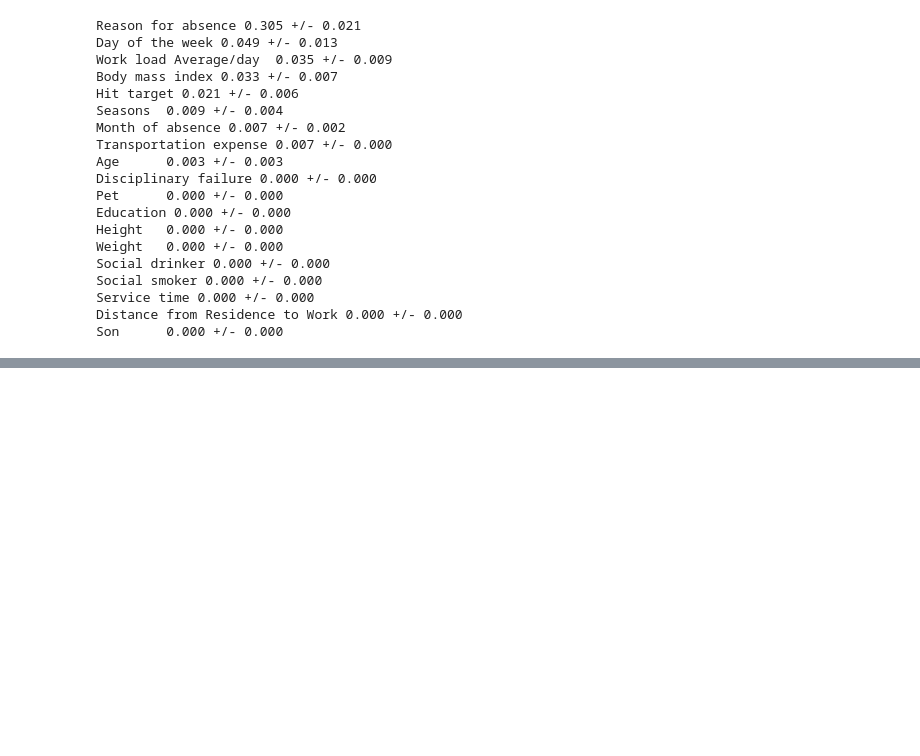
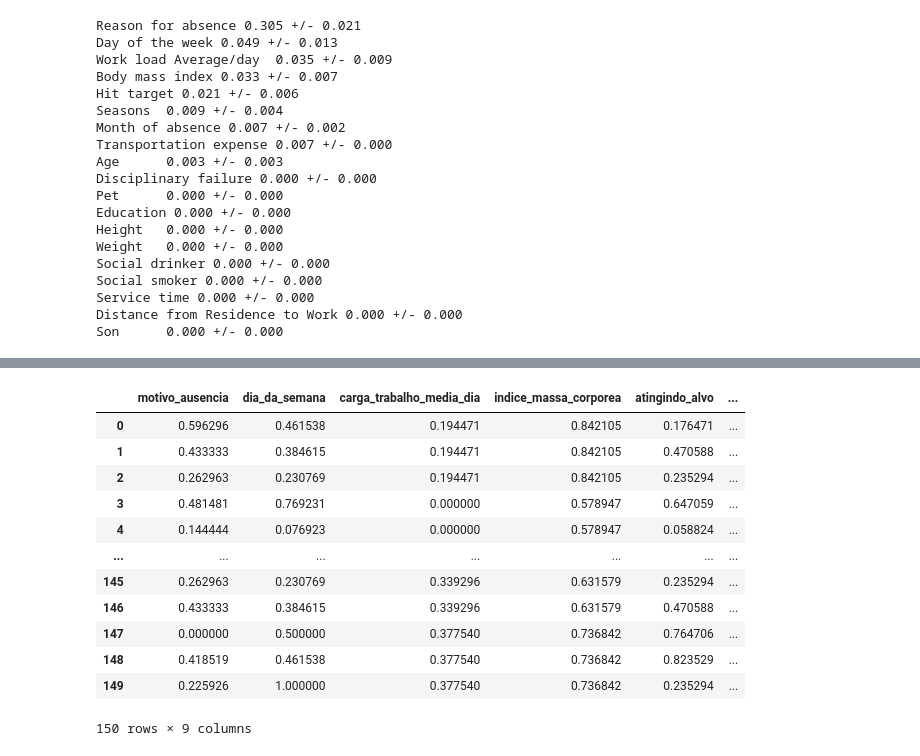
Before and after one commit to andersonnq02/Projeto_ModeloDescritivo, a Jupyter notebook: Projeto.ipynb, the cells around one changed output, grey strips where cells are left out. Cells and saved outputs as stored; diff of their text form; code cells hidden in the pictures; blank space fills up the shorter version.

```diff
--- a/Projeto.ipynb
+++ b/Projeto.ipynb
@@ -634,0 +255,27 @@ dados_group_01.describe()
+# %%
+# Selecionando os atributos mais relevantes.
+selected_atts = ['Reason for absence', 'Day of the week', 'Work load Average/day ','Body mass index','Hit target',
+                     'Seasons', 'Month of absence', 'Transportation expense', 'Age']
+
+selected_atts_idx=np.where(np.isin(atts,selected_atts))[0]
+X_selected = X[:,selected_atts_idx]
+
+
+# Definindo dataset para trabalhar no meu modelo, considerando as variáveis mais relevantes.
+# class = Tempo de ausência em horas.
+
+#Objetivo é encontrar clusteres referente aos grupos de horas faltantes pelos funcionários.
+# %%
+#Capturando as features
+dados_new = pd.DataFrame(X_selected)
+
+dados_new.rename(columns={0:'motivo_ausencia'
+                          , 1:'dia_da_semana'
+                          , 2:'carga_trabalho_media_dia'
+                          , 3:'indice_massa_corporea'
+                          , 4:'atingindo_alvo'
+                          , 5:'estacoes_ano'
+                          , 6:'mes_ausencia'
+                          , 7:'despesas_transporte'
+                          , 8:'ano'}, inplace=True);
+dados_new.head()
@@ -634,0 +289,25 @@ dados_group_01.describe()
+# %%
+#Normalização dos dados do novo dataset.
+scaler = MinMaxScaler()
+scaler.fit(X_selected)
+dados_normalizados = scaler.transform(X_selected)
+
+dados_normalizados_df = pd.DataFrame(dados_normalizados)
+dados_normalizados_df.columns = dados_new.columns
+dados_normalizados_df.describe()
+
+dados_normalizados_df
+# %% [output]
+|  | motivo_ausencia | dia_da_semana | carga_trabalho_media_dia | indice_massa_corporea | atingindo_alvo | ... |
+| 0 | 0.596296 | 0.461538 | 0.194471 | 0.842105 | 0.176471 | ... |
+| 1 | 0.433333 | 0.384615 | 0.194471 | 0.842105 | 0.470588 | ... |
+| 2 | 0.262963 | 0.230769 | 0.194471 | 0.842105 | 0.235294 | ... |
+| 3 | 0.481481 | 0.769231 | 0.000000 | 0.578947 | 0.647059 | ... |
+| 4 | 0.144444 | 0.076923 | 0.000000 | 0.578947 | 0.058824 | ... |
+| ... | ... | ... | ... | ... | ... | ... |
+| 145 | 0.262963 | 0.230769 | 0.339296 | 0.631579 | 0.235294 | ... |
+| 146 | 0.433333 | 0.384615 | 0.339296 | 0.631579 | 0.470588 | ... |
+| 147 | 0.000000 | 0.500000 | 0.377540 | 0.736842 | 0.764706 | ... |
+| 148 | 0.418519 | 0.461538 | 0.377540 | 0.736842 | 0.823529 | ... |
+| 149 | 0.225926 | 1.000000 | 0.377540 | 0.736842 | 0.235294 | ... |
+150 rows × 9 columns
```
Also changed, not shown: parts of 79 cells of this notebook.
